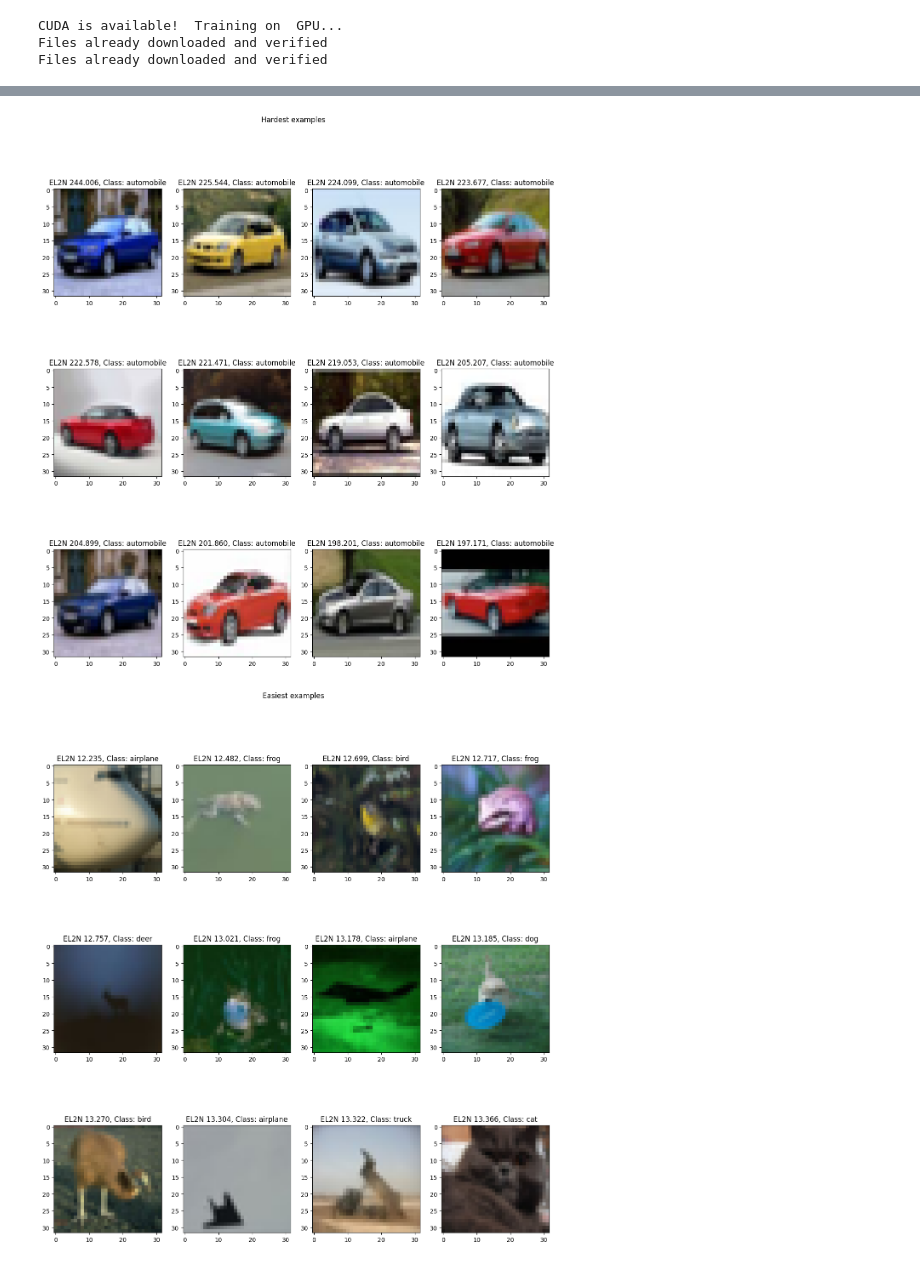
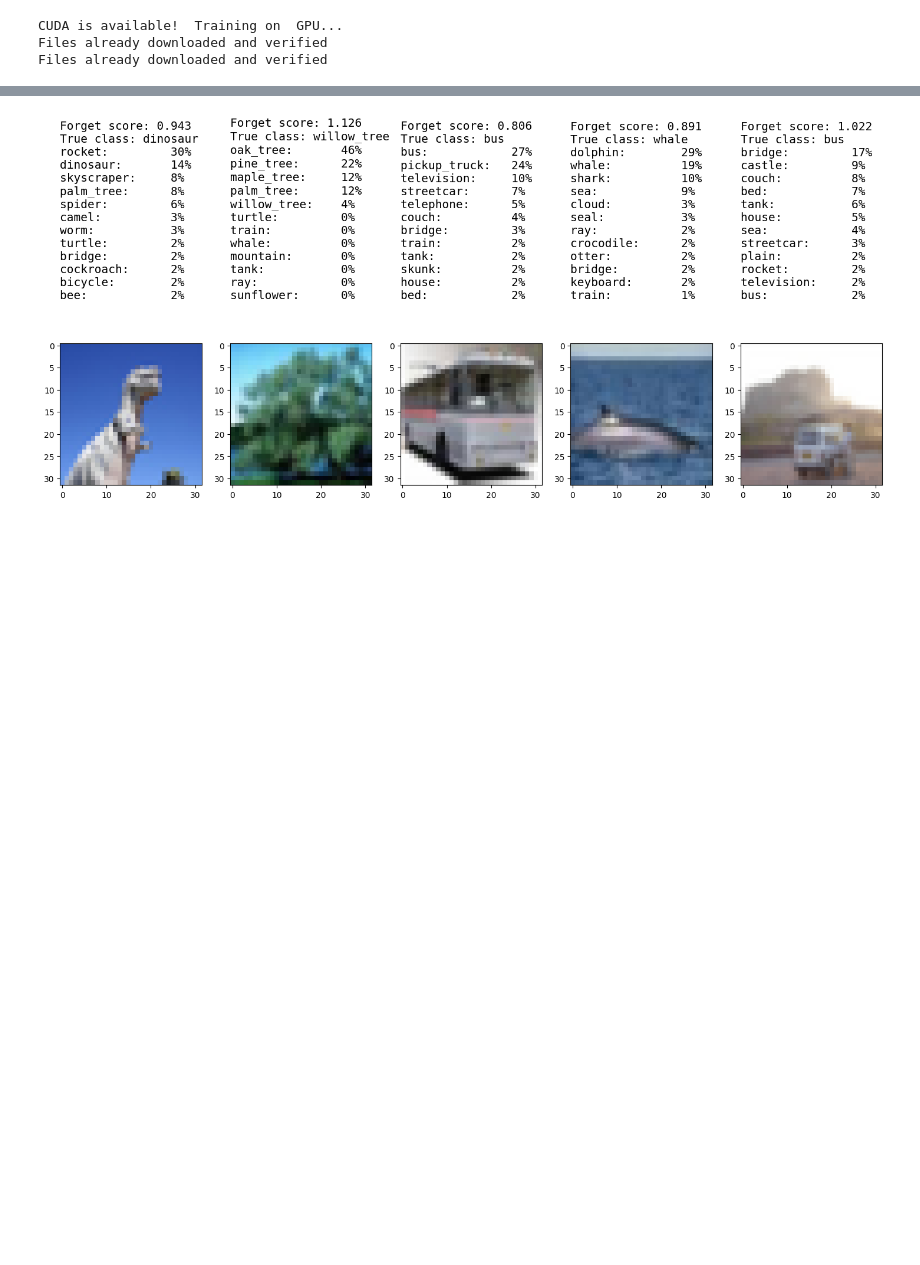
Before and after one commit to bezalelc/Data-pruning, a Jupyter notebook: code/src/research/el2n_resnet18_cifar10.ipynb, the cells around one changed output, grey strips where cells are left out. Cells and saved outputs as stored; diff of their text form; code cells hidden in the pictures; blank space fills up the shorter version.

```diff
--- a/code/src/research/el2n_resnet18_cifar10.ipynb
+++ b/code/src/research/el2n_resnet18_cifar10.ipynb
@@ -97,11 +107,10 @@ torch.save(
 # %%
-path = os.path.join(ModelManager.DIR_ROOT, 'models_data', 'el2n', 'general.pt')
-data = torch.load(path)
+data = torch.load(ENSAMBLE_SAVED_DATA)
 
 ensemble_softmax = data['ensemble_softmax']
 ensemble_pred = data['ensemble_pred']
 ensemble_pred_sum = data['ensemble_pred_sum']
-ensemble_var = data['ensemble_var']
+ensemble_std = data['ensemble_std']
 el2n_scores = data['el2n_scores']
 # %%
 # print(ensemble_softmax[:, 0, :])
@@ -137,7 +144,8 @@ plt.show()
 # %%
 data_train_raw = torchvision.datasets.CIFAR10(os.path.abspath(r'../../../datasets'), train=True)
-plot_prune_example(data_train_raw, el2n_scores, hardest=True, prune_method_name='EL2N', random=False)
-plot_prune_example(data_train_raw, el2n_scores, hardest=False, prune_method_name='EL2N', random=False)
+plot_img_and_top(dataset_train_raw, (.0, .99), el2n_scores, ensemble_softmax, ensemble=True, score_name='Forget')
+
+# plot_prune_example(data_train_raw, el2n_scores, hardest=True, prune_method_name='EL2N', random=False)
+# plot_prune_example(data_train_raw, el2n_scores, hardest=False, prune_method_name='EL2N', random=False)
 # %% [output]
-[figure, old version]
+[figure, new version]
-[figure, removed]
```
Also changed, not shown: parts of 24 cells of this notebook, 8 other files.
